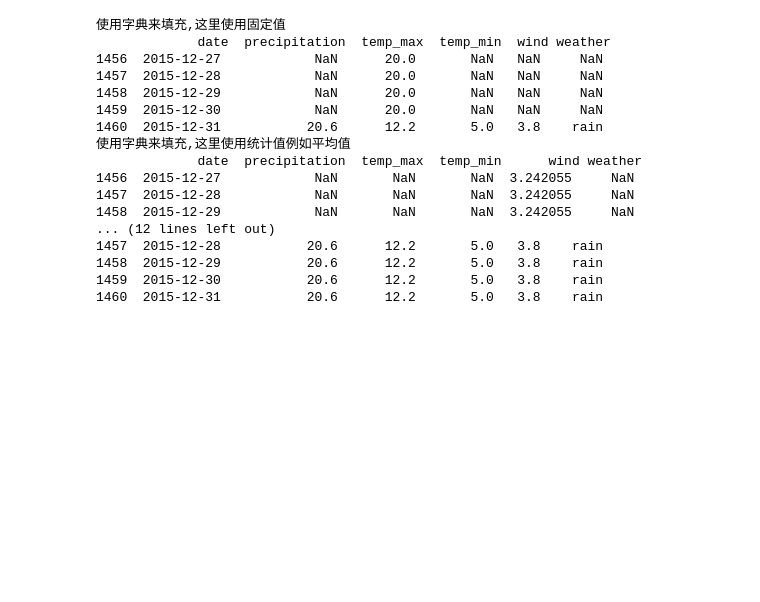
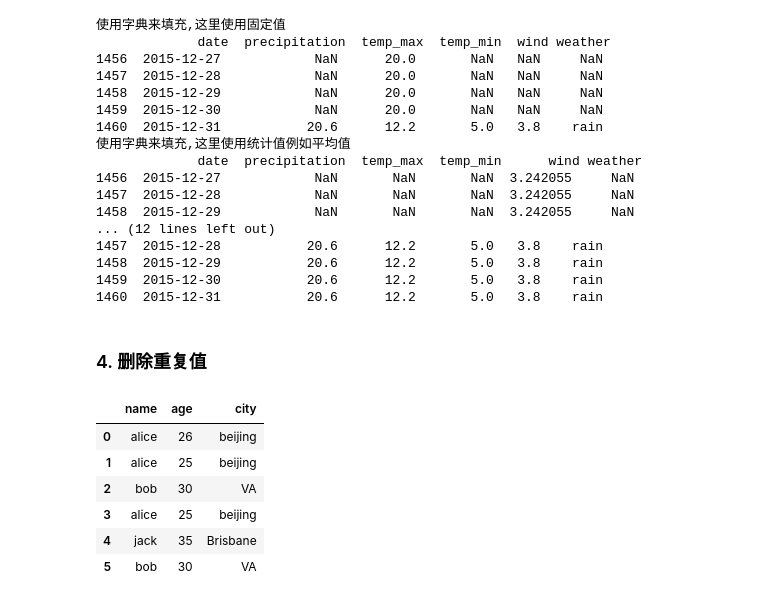
Before and after one commit to WithoutBug8/A_n_M_Learning_Repo, a Jupyter notebook: Machine Learning/Numpy_Pandas_Matplotlib/pandas/Notes/3. pandas数据分析.ipynb, the cells around one changed output. Drawn from its saved outputs; the diff is of its cells as text; code cells hidden in the pictures; blank space fills up the shorter version.

```diff
--- a/Machine Learning/Numpy_Pandas_Matplotlib/pandas/Notes/3. pandas数据分析.ipynb
+++ b/Machine Learning/Numpy_Pandas_Matplotlib/pandas/Notes/3. pandas数据分析.ipynb
@@ -151,3 +152,21 @@ print('使用字典来填充,这里使用缺失值后面的相邻数值填充\n'
 1458  2015-12-29           20.6      12.2       5.0   3.8    rain
 1459  2015-12-30           20.6      12.2       5.0   3.8    rain
 1460  2015-12-31           20.6      12.2       5.0   3.8    rain
+# %% [markdown]
+### 4. 删除重复值
+# %%
+data = {
+    "name": ['alice', 'alice', 'bob', 'alice', 'jack', 'bob'],
+    "age": [26, 25, 30, 25, 35, 30],
+    "city": ['beijing', 'beijing', 'VA', 'beijing', 'Brisbane', 'VA']
+}
+df = pd.DataFrame(data)
+df
+# %% [output]
+|  | name | age | city |
+| 0 | alice | 26 | beijing |
+| 1 | alice | 25 | beijing |
+| 2 | bob | 30 | VA |
+| 3 | alice | 25 | beijing |
+| 4 | jack | 35 | Brisbane |
+| 5 | bob | 30 | VA |
```
Also changed, not shown: parts of 16 cells of this notebook.
